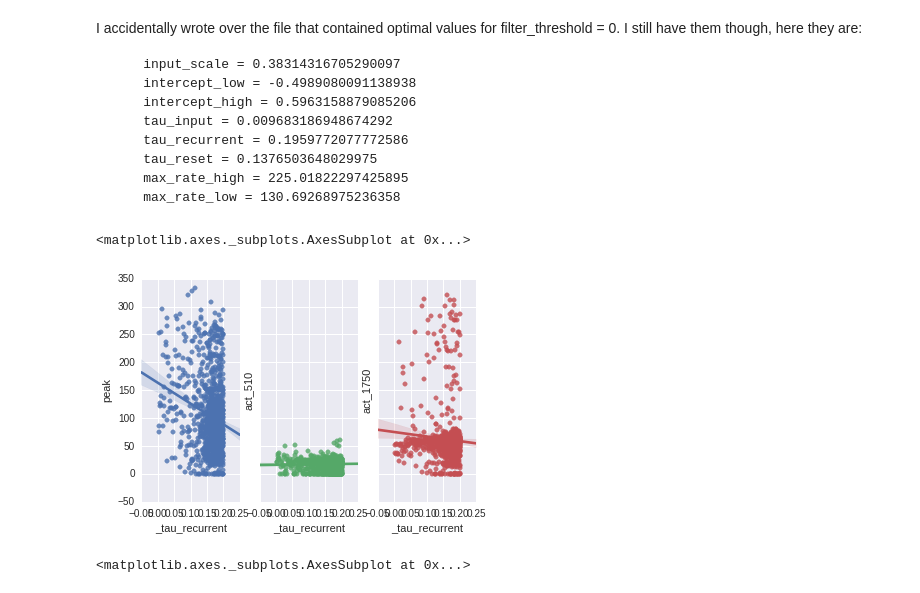
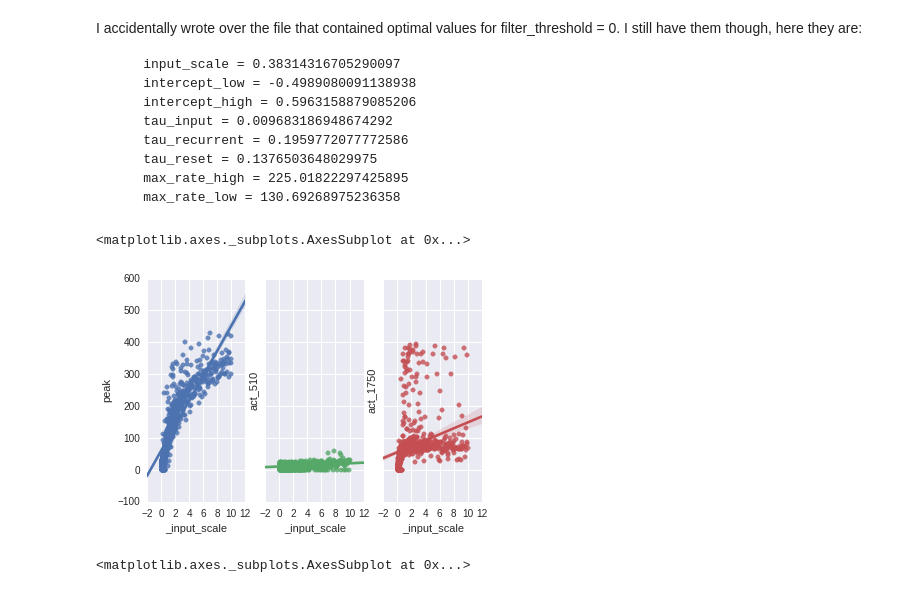
Before and after one commit to agaikova/Working_memory, a Jupyter notebook: wm_hyperopt.ipynb, the cells around one changed output. Saved outputs shown, nothing was run; the diff lists cells and outputs as text; code cells hidden in the pictures.

```diff
--- a/wm_hyperopt.ipynb
+++ b/wm_hyperopt.ipynb
@@ -79,13 +79,13 @@ df = pandas.DataFrame(data.data)
 df = df.loc[df._filter_threshold ==0.0]
 # %%
 fig, (ax1, ax2, ax3) = plt.subplots(ncols = 3, sharey = True)
-x = '_tau_recurrent'
+x = '_input_scale'
 sns.regplot(x, y = 'peak', ax = ax1, data = df)
 sns.regplot(x, y = 'act_510', ax = ax2, data = df)
 sns.regplot(x, y = 'act_1750', ax = ax3, data = df)
 # %% [output]
 <matplotlib.axes._subplots.AxesSubplot at 0x...>
-[figure, old version]
+[figure, new version]
 # %%
 df['intercept_range'] = df['_intercept_high']-df['_intercept_low']
 fig, (ax1, ax2, ax3) = plt.subplots(ncols = 3, sharey = True)
```
Also changed, not shown: parts of 6 cells of this notebook.
